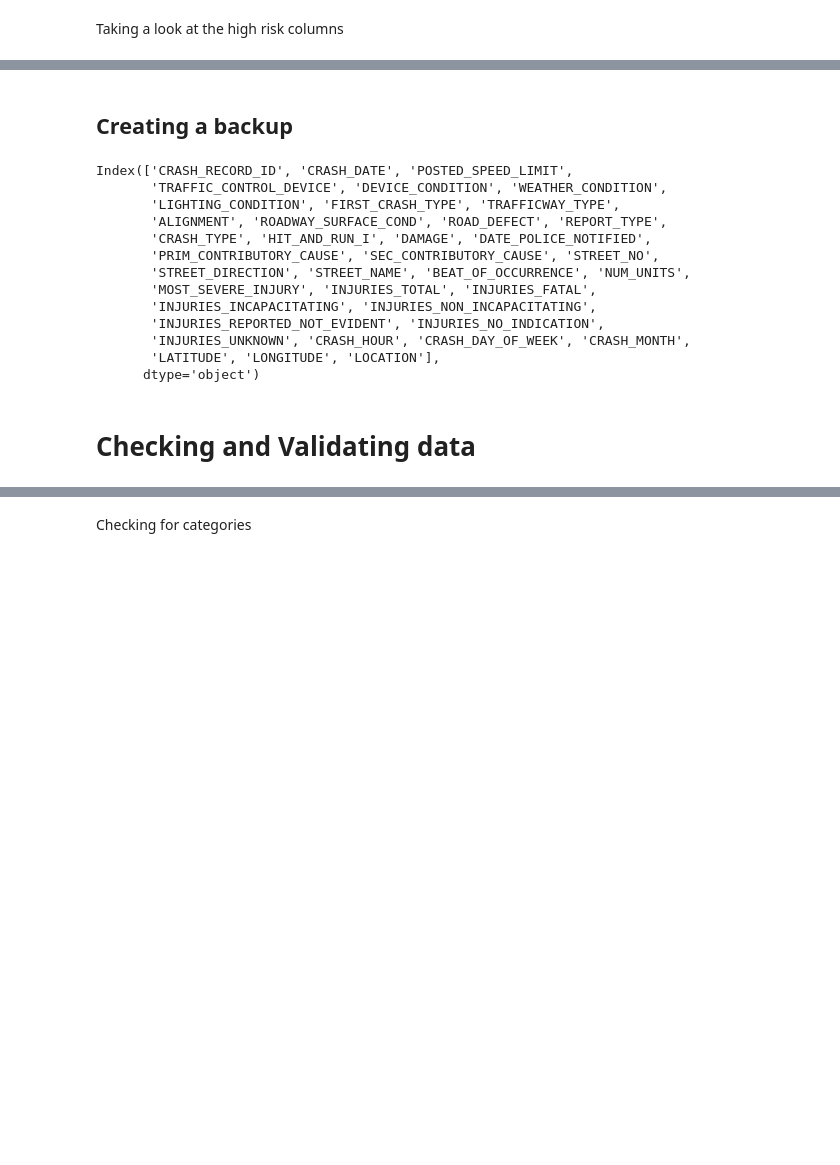
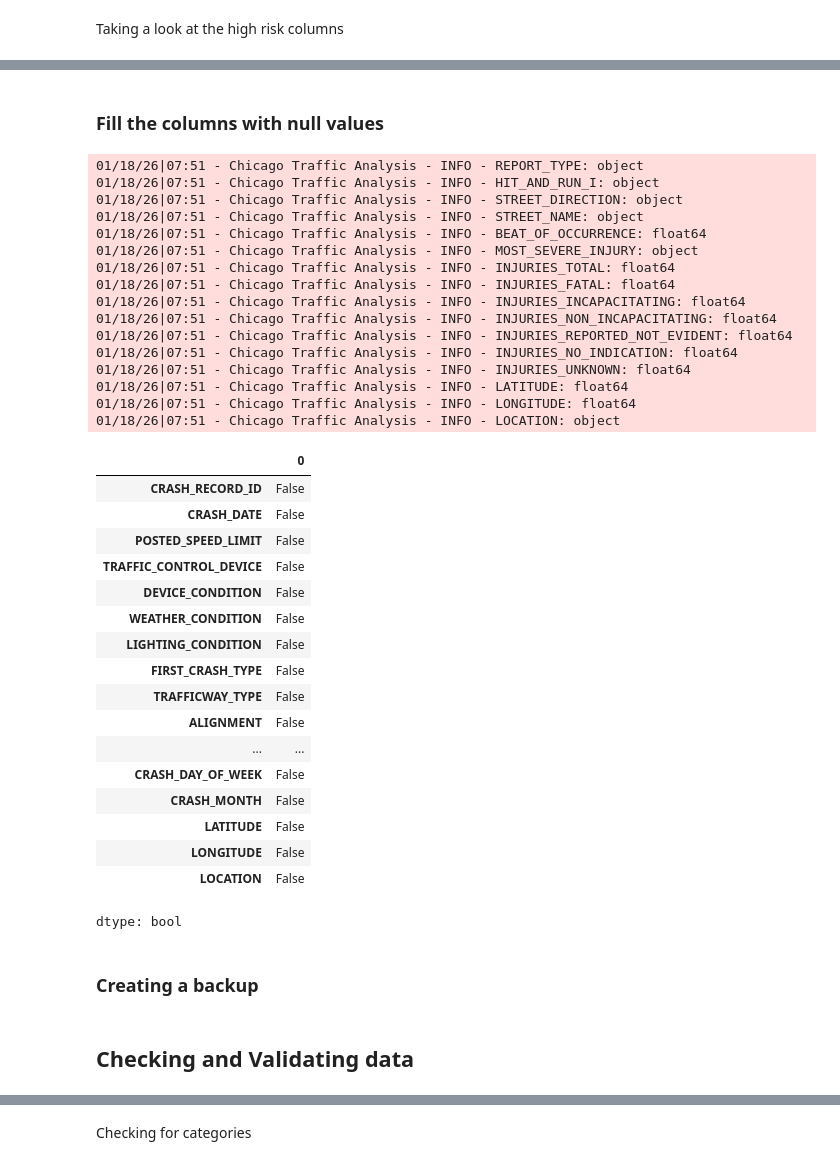
Before and after one commit to christophermagno/christophermagno, a Jupyter notebook: Projects/Chicago Traffic Accident Analysis/chicago_traffic_crashes.ipynb, the cells around one changed output, grey strips where cells are left out. Saved outputs shown, nothing was run; the diff lists cells and outputs as text; code cells hidden in the pictures; blank space fills up the shorter version.

```diff
--- a/Projects/Chicago Traffic Accident Analysis/chicago_traffic_crashes.ipynb
+++ b/Projects/Chicago Traffic Accident Analysis/chicago_traffic_crashes.ipynb
@@ -176,0 +156,3 @@ high_risk
+# %%
+high_risk = df_cp1.columns[err_rates > 75]
+high_risk
@@ -179,3 +166,3 @@ high_risk
 # %%
-df_cp1 = df_cp1.drop(high_risk.index, axis=1)
+df_cp1 = df_cp1.drop(high_risk, axis=1)
 # %% [markdown]
@@ -183,2 +171,4 @@ df_cp1 = df_cp1.drop(high_risk.index, axis=1)
-# %%
-df_cp1, filler_values = lib.fillnull(df_cp1)
+# %%
+err_cols = df_cp1.isnull().any()
+err_mask = err_cols[err_cols == True].index
+err_mask
@@ -201,22 +203,51 @@ df_cp1
+# %% [markdown]
+### Fill the columns with null values
+# %%
+for col in df_cp1[err_mask]:
+    log.info(f'{col}: {df_cp1[col].dtypes}')
+    if df_cp1[col].dtypes == 'object':
+        df_cp1[col] = df_cp1[col].fillna('Not Available')
+    elif df_cp1[col].dtypes in ('int64', 'float64'):
+        df_cp1[col] = df_cp1[col].fillna(0)
+df_cp1.isnull().any()
+# %% [output]
+01/18/26|07:51 - Chicago Traffic Analysis - INFO - REPORT_TYPE: object
+01/18/26|07:51 - Chicago Traffic Analysis - INFO - HIT_AND_RUN_I: object
+01/18/26|07:51 - Chicago Traffic Analysis - INFO - STREET_DIRECTION: object
+01/18/26|07:51 - Chicago Traffic Analysis - INFO - STREET_NAME: object
+01/18/26|07:51 - Chicago Traffic Analysis - INFO - BEAT_OF_OCCURRENCE: float64
+01/18/26|07:51 - Chicago Traffic Analysis - INFO - MOST_SEVERE_INJURY: object
+01/18/26|07:51 - Chicago Traffic Analysis - INFO - INJURIES_TOTAL: float64
+01/18/26|07:51 - Chicago Traffic Analysis - INFO - INJURIES_FATAL: float64
+01/18/26|07:51 - Chicago Traffic Analysis - INFO - INJURIES_INCAPACITATING: float64
+01/18/26|07:51 - Chicago Traffic Analysis - INFO - INJURIES_NON_INCAPACITATING: float64
+01/18/26|07:51 - Chicago Traffic Analysis - INFO - INJURIES_REPORTED_NOT_EVIDENT: float64
+01/18/26|07:51 - Chicago Traffic Analysis - INFO - INJURIES_NO_INDICATION: float64
+01/18/26|07:51 - Chicago Traffic Analysis - INFO - INJURIES_UNKNOWN: float64
+01/18/26|07:51 - Chicago Traffic Analysis - INFO - LATITUDE: float64
+01/18/26|07:51 - Chicago Traffic Analysis - INFO - LONGITUDE: float64
+01/18/26|07:51 - Chicago Traffic Analysis - INFO - LOCATION: object
+|  | 0 |
+| CRASH_RECORD_ID | False |
+| CRASH_DATE | False |
+| POSTED_SPEED_LIMIT | False |
+| TRAFFIC_CONTROL_DEVICE | False |
+| DEVICE_CONDITION | False |
+| WEATHER_CONDITION | False |
+| LIGHTING_CONDITION | False |
+| FIRST_CRASH_TYPE | False |
+| TRAFFICWAY_TYPE | False |
+| ALIGNMENT | False |
+| ... | ... |
+| CRASH_DAY_OF_WEEK | False |
+| CRASH_MONTH | False |
+| LATITUDE | False |
+| LONGITUDE | False |
+| LOCATION | False |
+dtype: bool
 # %% [markdown]
-## Creating a backup
+### Creating a backup
 # %%
 df_cp2 = df_cp1.copy()
-# %%
-df_cp2.columns
-# %% [output]
-Index(['CRASH_RECORD_ID', 'CRASH_DATE', 'POSTED_SPEED_LIMIT',
-       'TRAFFIC_CONTROL_DEVICE', 'DEVICE_CONDITION', 'WEATHER_CONDITION',
-       'LIGHTING_CONDITION', 'FIRST_CRASH_TYPE', 'TRAFFICWAY_TYPE',
-       'ALIGNMENT', 'ROADWAY_SURFACE_COND', 'ROAD_DEFECT', 'REPORT_TYPE',
-       'CRASH_TYPE', 'HIT_AND_RUN_I', 'DAMAGE', 'DATE_POLICE_NOTIFIED',
-       'PRIM_CONTRIBUTORY_CAUSE', 'SEC_CONTRIBUTORY_CAUSE', 'STREET_NO',
-       'STREET_DIRECTION', 'STREET_NAME', 'BEAT_OF_OCCURRENCE', 'NUM_UNITS',
-       'MOST_SEVERE_INJURY', 'INJURIES_TOTAL', 'INJURIES_FATAL',
-       'INJURIES_INCAPACITATING', 'INJURIES_NON_INCAPACITATING',
-       'INJURIES_REPORTED_NOT_EVIDENT', 'INJURIES_NO_INDICATION',
-       'INJURIES_UNKNOWN', 'CRASH_HOUR', 'CRASH_DAY_OF_WEEK', 'CRASH_MONTH',
-       'LATITUDE', 'LONGITUDE', 'LOCATION'],
-      dtype='object')
 # %% [markdown]
-# Checking and Validating data
+## Checking and Validating data
```
Also changed, not shown: parts of 106 cells of this notebook.
